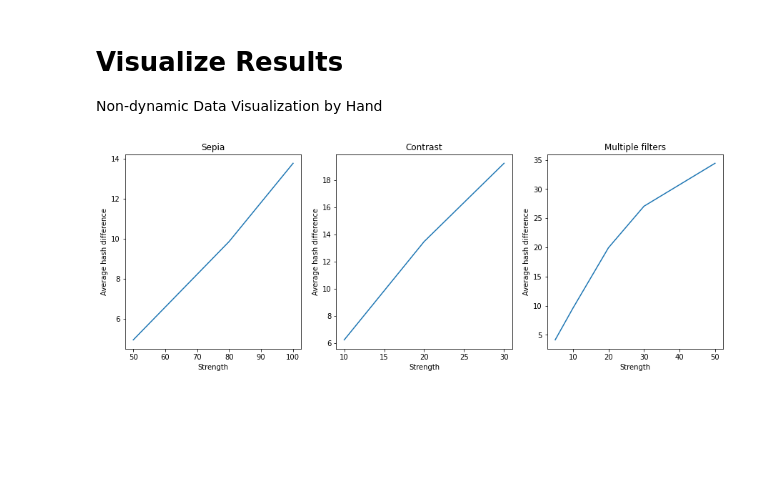
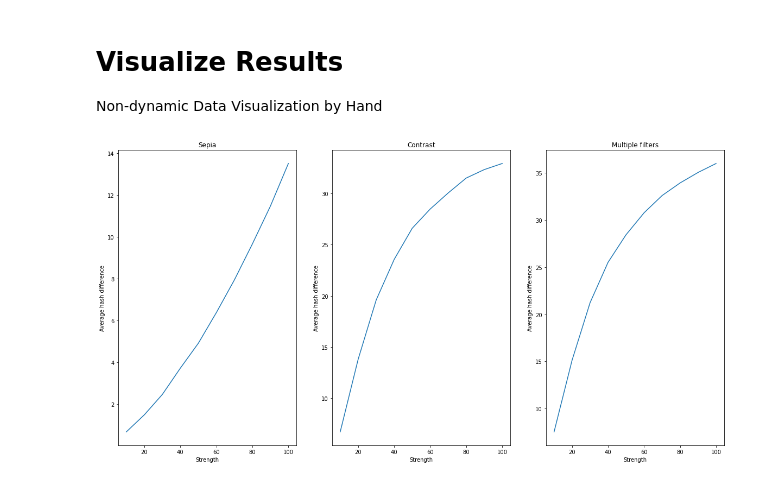
Before and after one commit to MaLoefUDS/MachineLearningInCybersecurity, a Jupyter notebook: project/code/project.ipynb, the cells around one changed output. Drawn from its saved outputs; the diff is of its cells as text; code cells hidden in the pictures; blank space fills up the shorter version.

Commit message:
re-run filters with more strengths and added dynamic results visualization

```diff
--- a/project/code/project.ipynb
+++ b/project/code/project.ipynb
@@ -342,7 +335,7 @@ def function3(image_path, **kwargs):
     return working_image_path
 # %%
 # Load dataset
-filter_datasets = ["Person", "House", "Boy"]
+filter_datasets = ["Person"]
 num_images = 500
 
 # Check if we need to download sets
@@ -418,7 +420,6 @@ def visualize_filter(function, function_name, strengths):
 # %%
 # Sepia
-sepia_strengths = [50, 80, 100]
+sepia_strengths = [10, 20, 30, 40, 50, 60, 70, 80, 90, 100]
+sepia_results = evaluate_filter(filter_datasets, function1, "Sepia", sepia_strengths)
 visualize_filter(function1, "Sepia", sepia_strengths)
-for strength in sepia_strengths:
-    evaluate_filter(filter_datasets, function1, strength=strength)
 # %% [output]
@@ -452,7 +438,6 @@ Evaluating 500 images of Boy with function1 and {'strength': 80}
 # %%
 # Contrast
-contrast_strengths = [10, 20, 30]
+contrast_strengths = [10, 20, 30, 40, 50, 60, 70, 80, 90, 100]
+contrast_results = evaluate_filter(filter_datasets, function2, "Contrast", contrast_strengths)
 visualize_filter(function2, "Contrast", strengths=contrast_strengths)
-for strength in contrast_strengths:
-    evaluate_filter(filter_datasets, function2, strength=strength)
 # %% [output]
@@ -486,7 +456,6 @@ Evaluating 500 images of Boy with function2 and {'strength': 20}
 # %%
 # Multiple filters
-multiple_strengths = [5, 10, 20, 30, 50]
+multiple_strengths = [10, 20, 30, 40, 50, 60, 70, 80, 90, 100]
+multiple_results = evaluate_filter(filter_datasets, function3, "Multiple filters", multiple_strengths)
 visualize_filter(function3, "Multiple filters", strengths=multiple_strengths)
-for strength in multiple_strengths:
-    evaluate_filter(filter_datasets, function3, strength=strength)
 # %% [output]
@@ -521,31 +475,25 @@ Evaluating 500 images of Boy with function3 and {'strength': 10}
 # Visualize Results
 Non-dynamic Data Visualization by Hand
 # %%
-fig, ax = plt.subplots(1, 3, figsize=(15, 5))
+fig, ax = plt.subplots(1, 3, figsize=(20, 10))
 
-#Don't want to rerun the filters, therefore copying the variables
-sepia_strengths = [50, 80, 100]
-contrast_strengths = [10, 20, 30]
-multiple_strengths = [5, 10, 20, 30, 50]
-
-
-sepia_differences = [4.9513, 9.8706, 13.7806]
-contrast_differences = [6.223, 13.4626, 19.2286]
-multiple_differences = [4.14, 9.5786, 19.936,  27.056, 34.416]
+sepia_differences = [sepia_results[strength] for strength in sepia_strengths]
+contrast_differences = [contrast_results[strength] for strength in contrast_strengths]
+multiple_differences = [multiple_results[strength] for strength in multiple_strengths]
 
 ax[0].plot(sepia_strengths, sepia_differences)
 ax[0].set_title("Sepia")
 
 ax[1].plot(contrast_strengths, contrast_differences)
 ax[1].set_title("Contrast")
 
 ax[2].plot(multiple_strengths, multiple_differences)
 ax[2].set_title("Multiple filters")
 
 for i in range(3):
     ax[i].set_xlabel("Strength")
     ax[i].set_ylabel("Average hash difference")
 
 plt.show()
 # %% [output]
-[figure, old version]
+[figure, new version]
```
Also changed, not shown: parts of 8 cells of this notebook.
